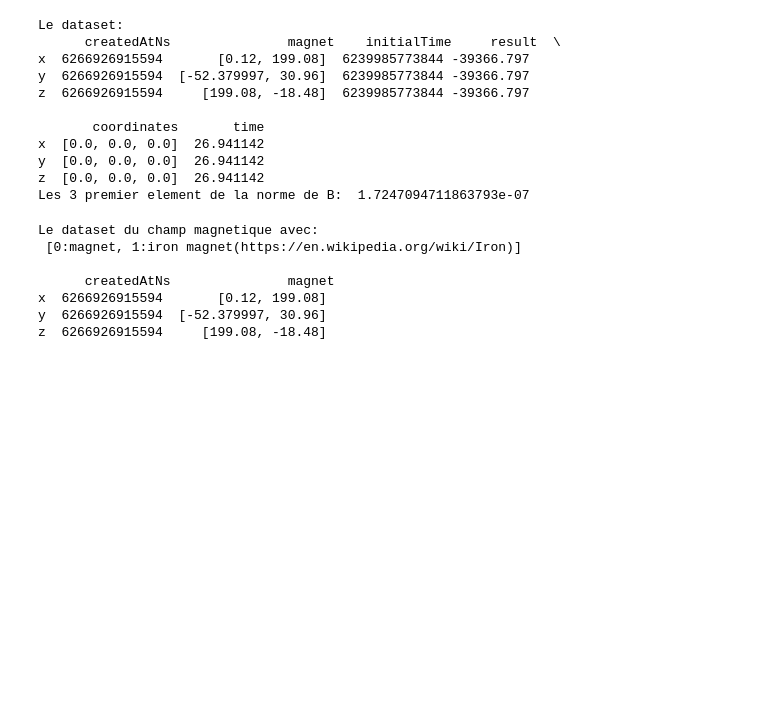
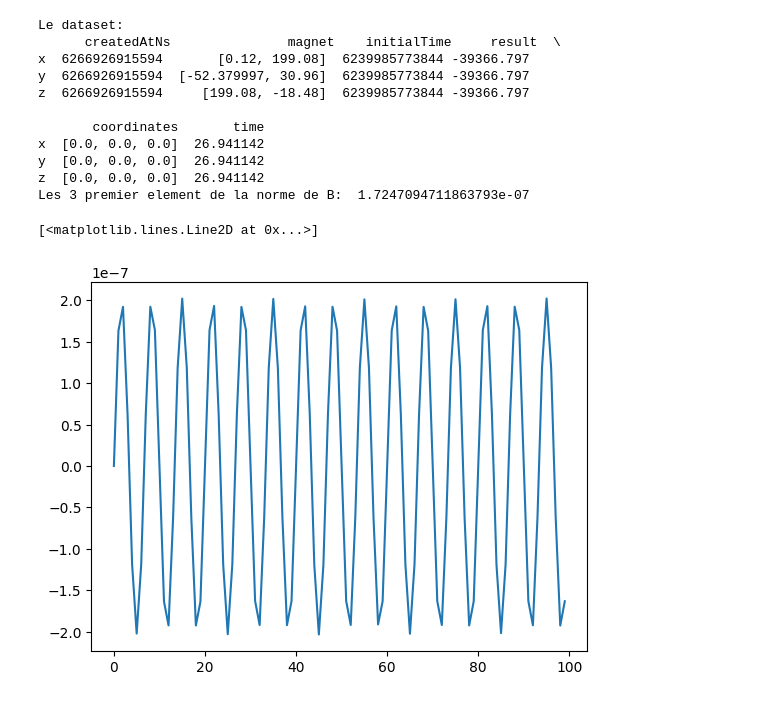
Before and after one commit to Maissacrement/RFSignalToolkit, a Jupyter notebook: proximity.ipynb, the cells around one changed output. Cells and saved outputs as stored; diff of their text form; code cells hidden in the pictures; blank space fills up the shorter version.

```diff
--- a/proximity.ipynb
+++ b/proximity.ipynb
@@ -27,14 +27,11 @@ y  [0.0, 0.0, 0.0]  26.941142
 z  [0.0, 0.0, 0.0]  26.941142
 Les 3 premier element de la norme de B:  1.7247094711863793e-07
 # %%
-print("Le dataset du champ magnetique avec:\n [0:magnet, 1:iron magnet(https://en.wikipedia.org/wiki/Iron)]\n\n",
-      df[['createdAtNs', 'magnet']].head(3))
+n=np.array(B)
+t = np.arange(100)
+n=n[0:100]*np.sin(.15*2*np.pi*t)
+plt.plot(t,n)
 # %% [output]
-Le dataset du champ magnetique avec:
- [0:magnet, 1:iron magnet(https://en.wikipedia.org/wiki/Iron)]
-
-      createdAtNs               magnet
-x  6266926915594       [0.12, 199.08]
-y  6266926915594  [-52.379997, 30.96]
-z  6266926915594     [199.08, -18.48]
+[<matplotlib.lines.Line2D at 0x...>]
+[figure, added]
 # %%
```
Also changed, not shown: parts of 4 cells of this notebook, 2 other files.
